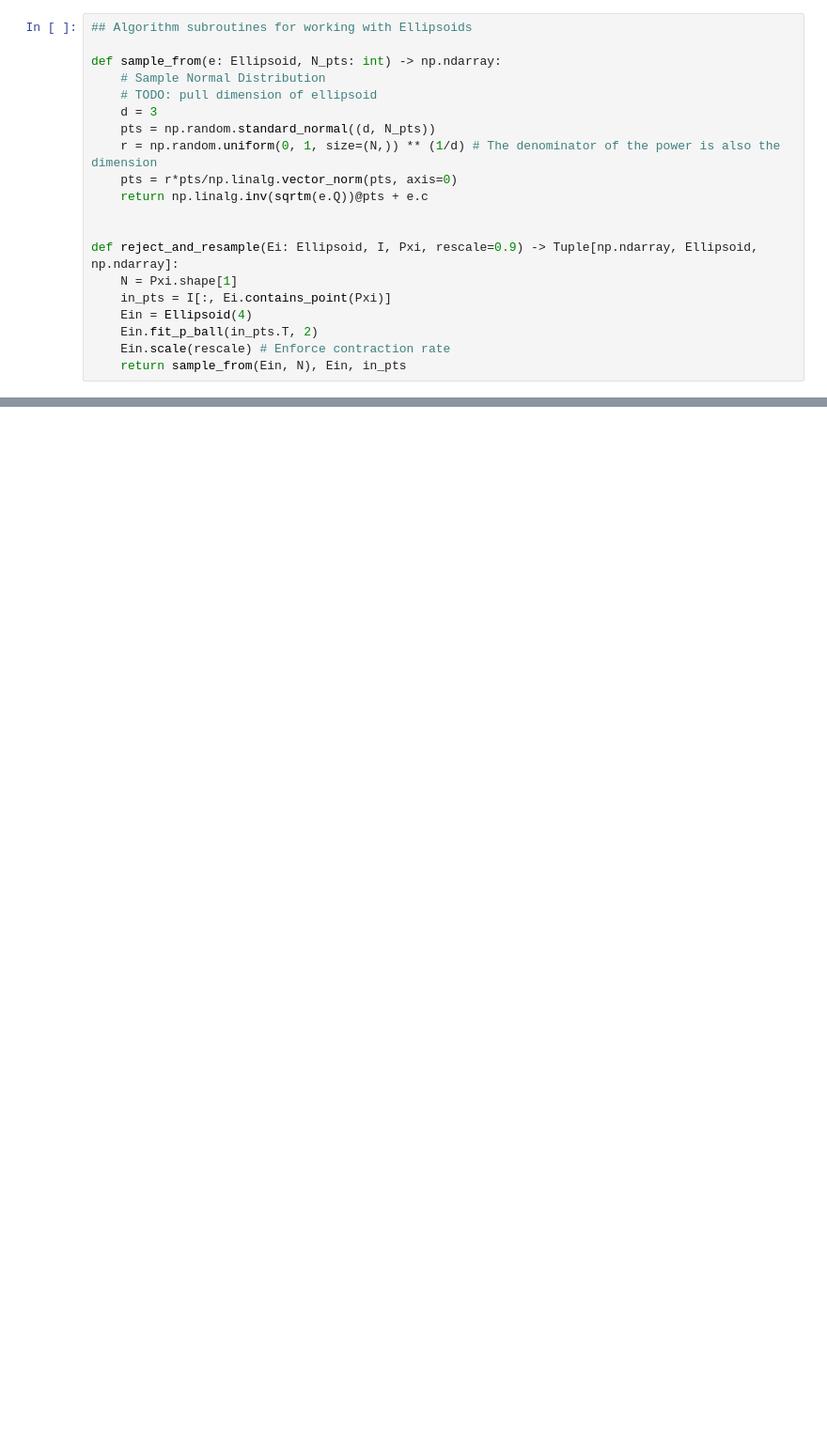
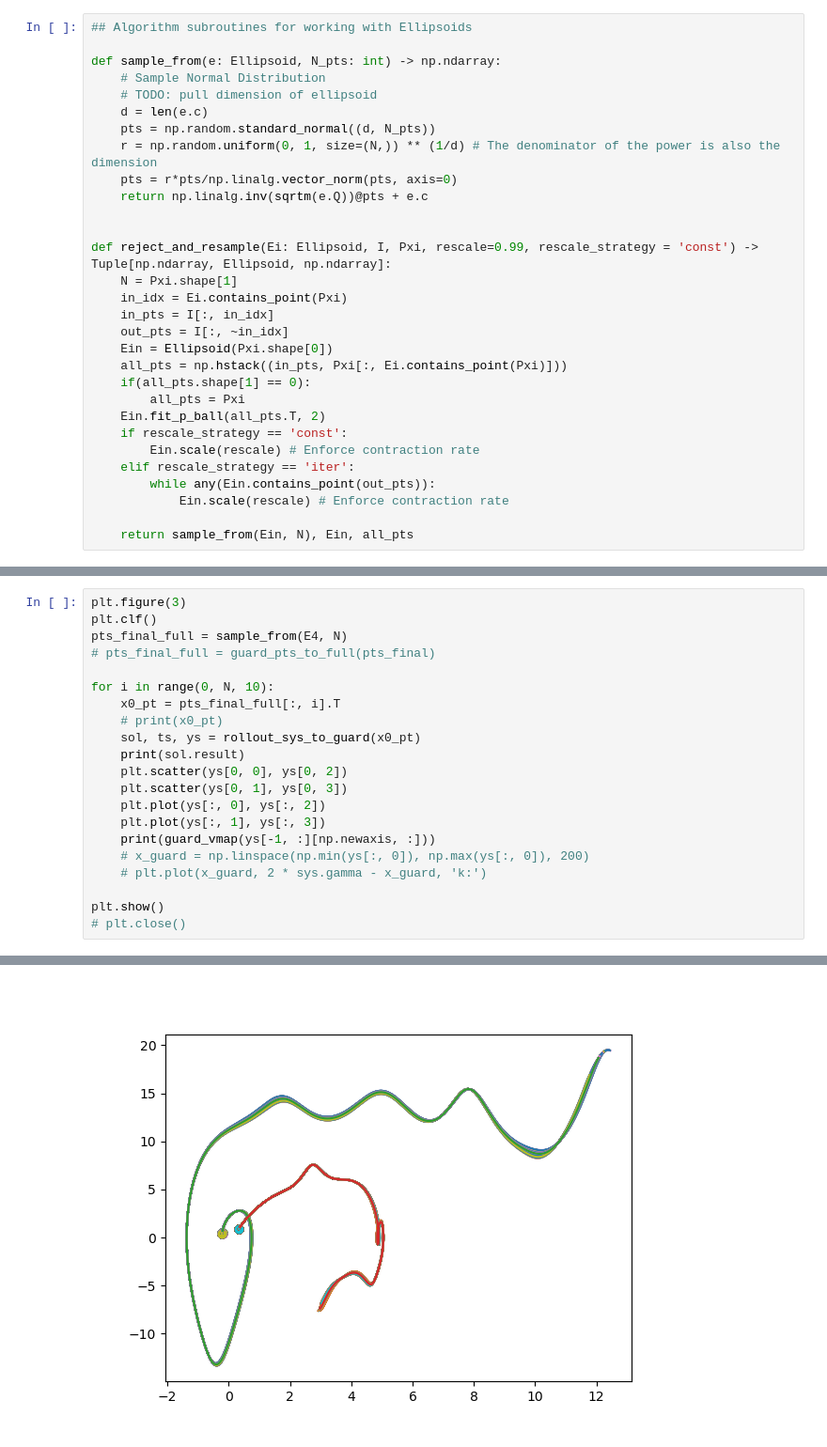
Before and after one commit to dynamicmobility/finite-step-invariance, a Jupyter notebook: IterativeAlgorithmCompassGait.ipynb, the cells around one changed output, grey strips where cells are left out. Shown at 94% size. Cells and saved outputs as stored; diff of their text form; blank space fills up the shorter version.

Commit message:
Formatting changes in dynamics function, added extra points to ellipsoid fitting

```diff
--- a/IterativeAlgorithmCompassGait.ipynb
+++ b/IterativeAlgorithmCompassGait.ipynb
@@ -93,19 +130,29 @@ assert jnp.allclose(guard_vmap(guard_pts_to_full(guard_pts).T), 0, atol=1e-5)
 def sample_from(e: Ellipsoid, N_pts: int) -> np.ndarray:
     # Sample Normal Distribution
     # TODO: pull dimension of ellipsoid
-    d = 3
+    d = len(e.c)
     pts = np.random.standard_normal((d, N_pts))
     r = np.random.uniform(0, 1, size=(N,)) ** (1/d) # The denominator of the power is also the dimension
     pts = r*pts/np.linalg.vector_norm(pts, axis=0)
     return np.linalg.inv(sqrtm(e.Q))@pts + e.c
 
 
-def reject_and_resample(Ei: Ellipsoid, I, Pxi, rescale=0.9) -> Tuple[np.ndarray, Ellipsoid, np.ndarray]:
+def reject_and_resample(Ei: Ellipsoid, I, Pxi, rescale=0.99, rescale_strategy = 'const') -> Tuple[np.ndarray, Ellipsoid, np.ndarray]:
     N = Pxi.shape[1]
-    in_pts = I[:, Ei.contains_point(Pxi)]
-    Ein = Ellipsoid(4)
-    Ein.fit_p_ball(in_pts.T, 2)
-    Ein.scale(rescale) # Enforce contraction rate
-    return sample_from(Ein, N), Ein, in_pts
+    in_idx = Ei.contains_point(Pxi)
+    in_pts = I[:, in_idx]
+    out_pts = I[:, ~in_idx]
+    Ein = Ellipsoid(Pxi.shape[0])
+    all_pts = np.hstack((in_pts, Pxi[:, Ei.contains_point(Pxi)]))
+    if(all_pts.shape[1] == 0):
+        all_pts = Pxi
+    Ein.fit_p_ball(all_pts.T, 2)
+    if rescale_strategy == 'const':
+        Ein.scale(rescale) # Enforce contraction rate
+    elif rescale_strategy == 'iter':
+        while any(Ein.contains_point(out_pts)):
+            Ein.scale(rescale) # Enforce contraction rate
+
+    return sample_from(Ein, N), Ein, all_pts
 # %%
 # Test Sampling from Ellipsoid
@@ -141,0 +344,22 @@ plt.show()
+# %%
+plt.figure(3)
+plt.clf()
+pts_final_full = sample_from(E4, N)
+# pts_final_full = guard_pts_to_full(pts_final)
+
+for i in range(0, N, 10):
+    x0_pt = pts_final_full[:, i].T
+    # print(x0_pt)
+    sol, ts, ys = rollout_sys_to_guard(x0_pt)
+    print(sol.result)
+    plt.scatter(ys[0, 0], ys[0, 2])
+    plt.scatter(ys[0, 1], ys[0, 3])
+    plt.plot(ys[:, 0], ys[:, 2])
+    plt.plot(ys[:, 1], ys[:, 3])
+    print(guard_vmap(ys[-1, :][np.newaxis, :]))
+    # x_guard = np.linspace(np.min(ys[:, 0]), np.max(ys[:, 0]), 200)
+    # plt.plot(x_guard, 2 * sys.gamma - x_guard, 'k:')
+
+plt.show()
+# plt.close()
+# %% [output]
@@ -141,0 +383 @@ plt.show()
+[figure, added]
```
Also changed, not shown: parts of 7 cells of this notebook, 2 other files.
